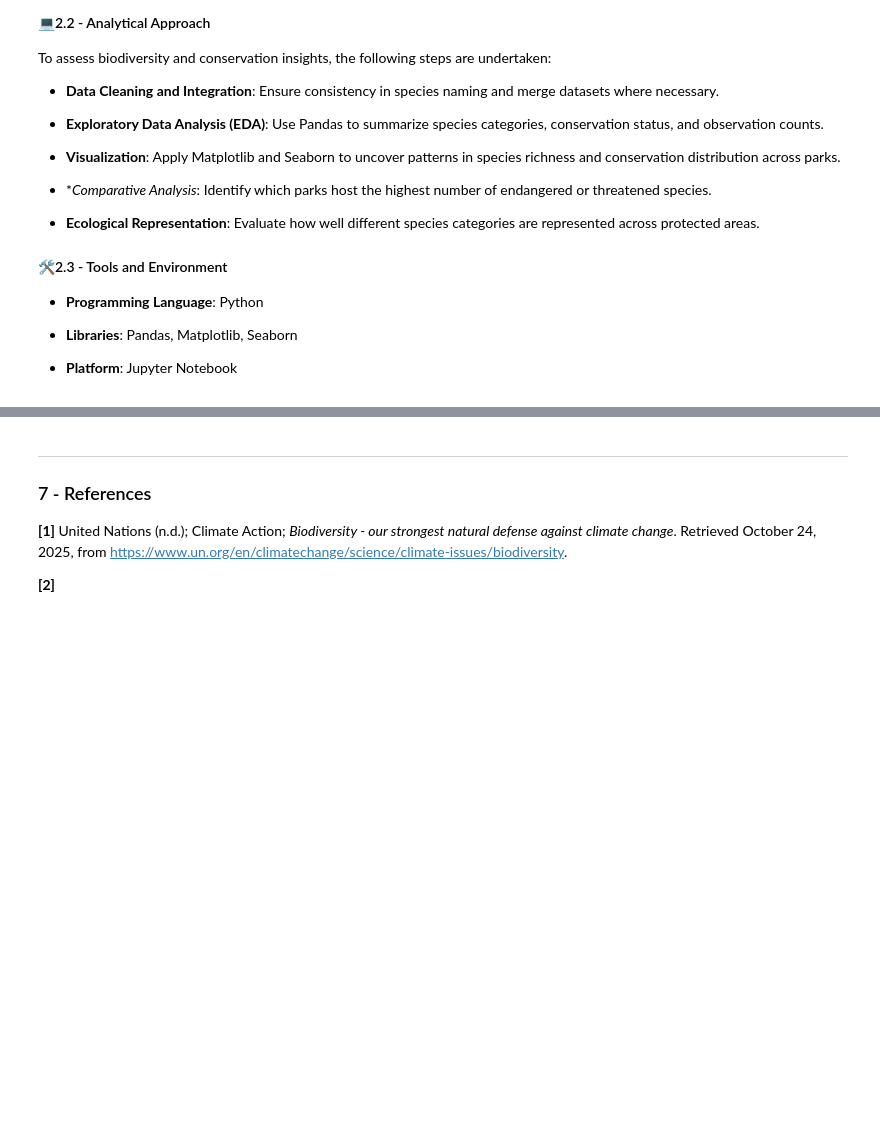
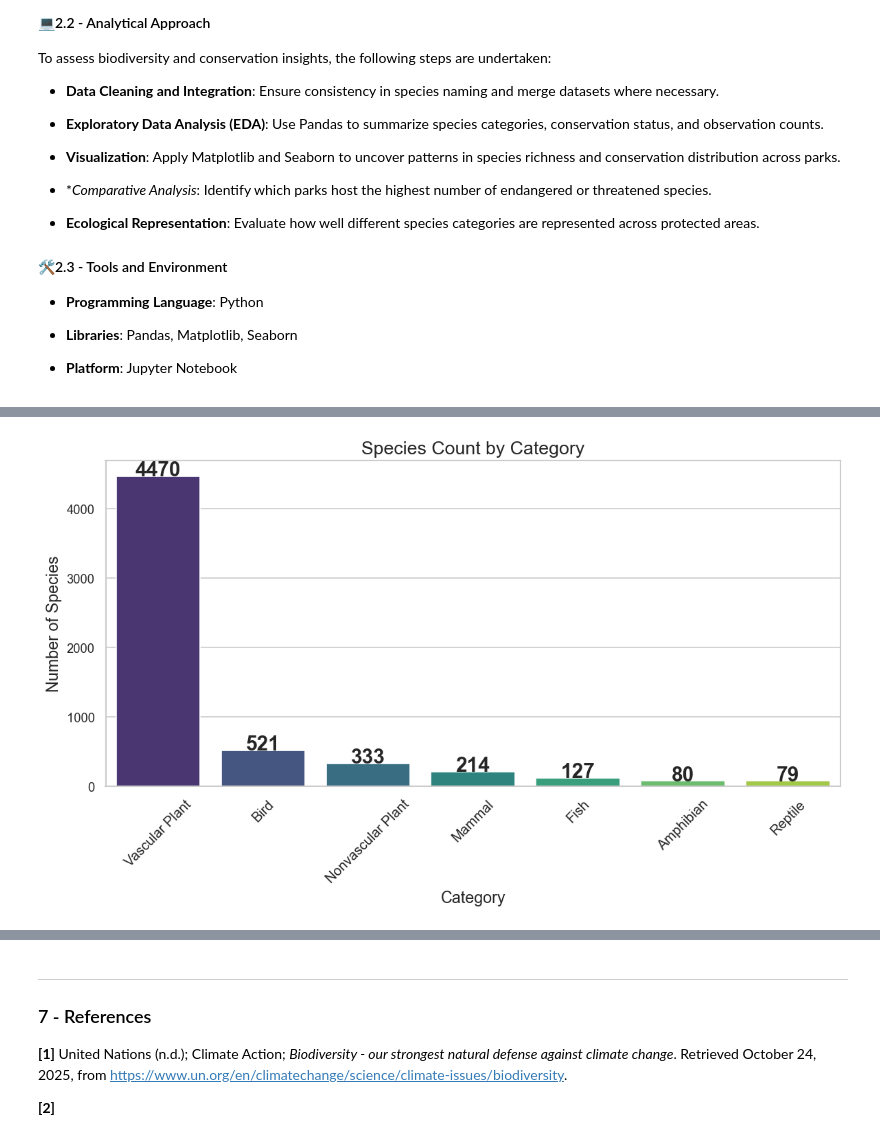
Before and after one commit to AndreRibeiro879/Codecademy_Learning_Portfolio_Projects, a Jupyter notebook: 04_BIODIVERSITY_ML_CAR_PATH/biodiversity.ipynb, the cells around one changed output, grey strips where cells are left out. Saved outputs shown, nothing was run; the diff lists cells and outputs as text; code cells hidden in the pictures; blank space fills up the shorter version.

```diff
--- a/04_BIODIVERSITY_ML_CAR_PATH/biodiversity.ipynb
+++ b/04_BIODIVERSITY_ML_CAR_PATH/biodiversity.ipynb
@@ -108 +107,11 @@ import pandas as pd
+# %%
+import pandas as pd
+import matplotlib.pyplot as plt
+import seaborn as sns
+
+# Plot styling for scientific presentation
+sns.set(style='whitegrid')  # Clean background with gridlines
+plt.rcParams['figure.dpi'] = 120  # Higher resolution for export
+plt.rcParams['axes.titlesize'] = 14  # Title font size
+plt.rcParams['axes.labelsize'] = 12  # Axis label font size
 # %% [markdown]
@@ -183,0 +229,35 @@ Unique conservation status:  [nan 'Species of Concern' 'Endangered' 'Threatened'
+# %%
+# Graphing Data initial behaviour
+# Species Count by Category
+
+# Create a DataFrame for plotting
+category_df = category_counts.reset_index()
+category_df.columns = ['category', 'count']
+
+# Plot setup
+plt.figure(figsize=(10,6))
+sns.barplot(data=category_df, x='category', y='count', hue='category', palette='viridis', legend=False)
+
+# Title and labels
+plt.title('Species Count by Category', fontsize=16)
+plt.xlabel('Category', fontsize=14)
+plt.ylabel('Number of Species', fontsize=14)
+plt.xticks(fontsize=12, rotation=45)
+
+# Add annotations above bars
+for index, row in category_df.iterrows():
+    plt.text(
+        x=index,
+        y=row['count'] + 1,  # Slightly above the bar
+        s=str(row['count']),
+        fontweight='bold',
+        fontsize=18,
+        ha='center'
+    )
+
+# Layout and save
+plt.tight_layout()
+plt.savefig('spec_c_category.png', dpi=300)  # High-res PNG
+plt.show()
+# %% [output]
+[figure, added]
```
Also changed, not shown: parts of 16 cells of this notebook.
